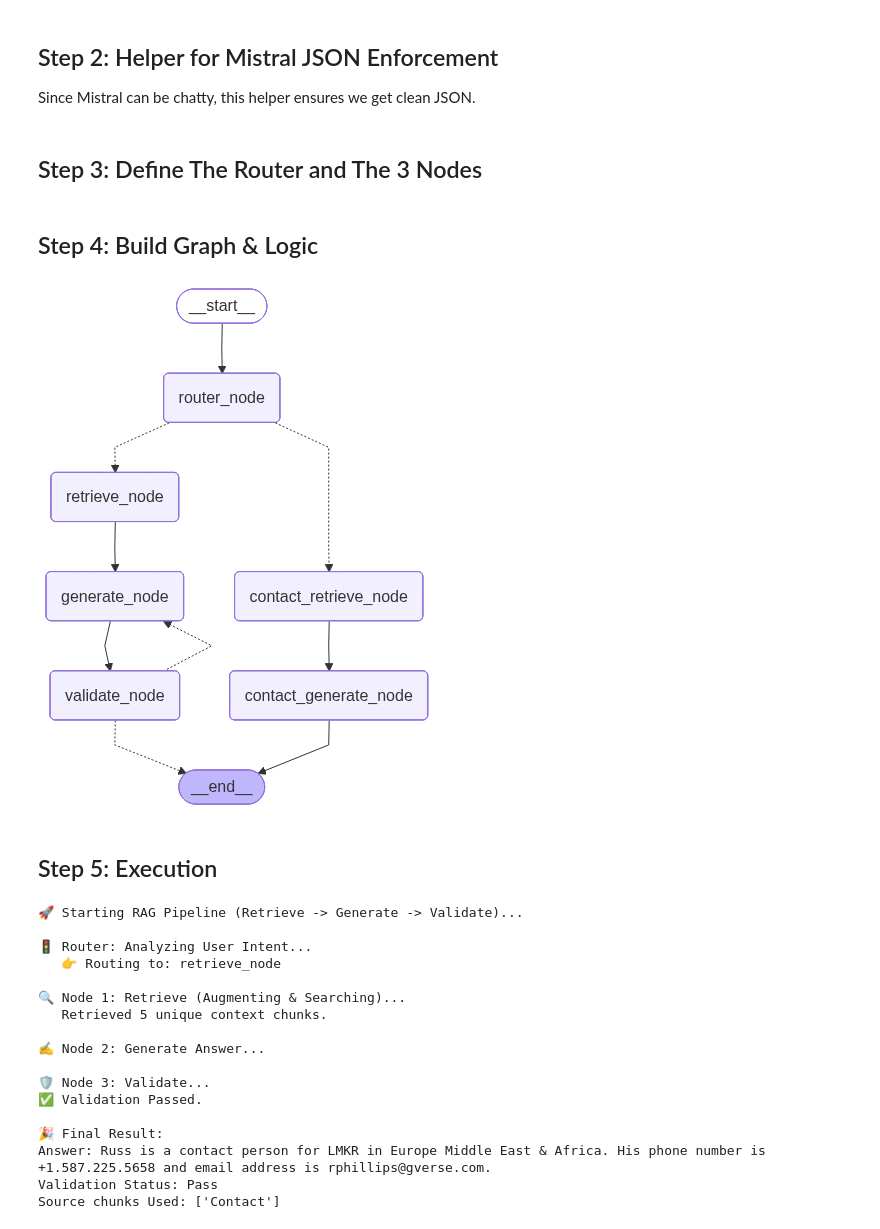
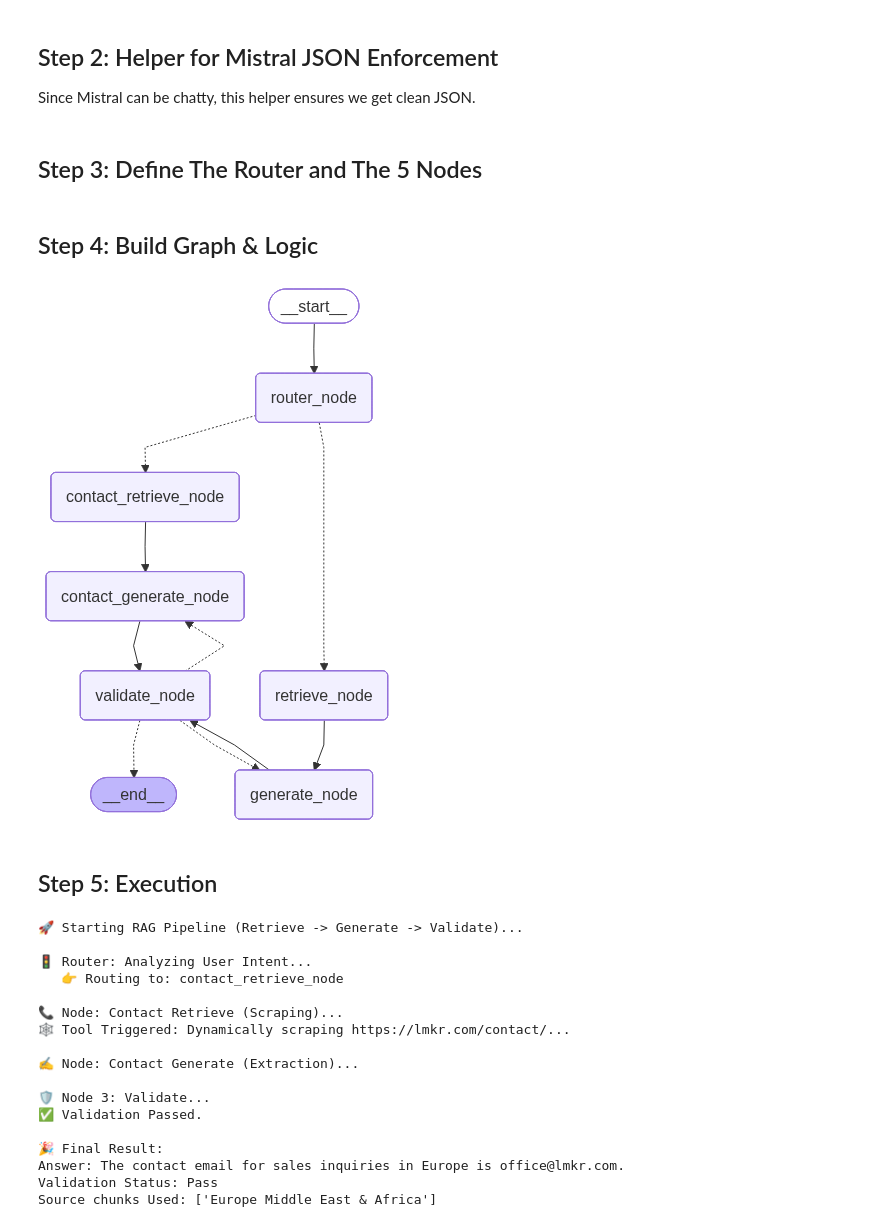
Before and after one commit to Aalyanraza/LMKRChatbot, a Jupyter notebook: LMKR_RAG_Chatbot.ipynb, the cells around one changed output. Drawn from its saved outputs; the diff is of its cells as text; code cells hidden in the pictures.

Commit message:
both paths use the same validate node now

```diff
--- a/LMKR_RAG_Chatbot.ipynb
+++ b/LMKR_RAG_Chatbot.ipynb
@@ -134,7 +134,7 @@ def query_llm_structured(prompt_text: str, parser: PydanticOutputParser) -> Opti
         # print(f"Raw: {json_str}") # Uncomment for debugging
         return None
 # %% [markdown]
-## Step 3: Define The Router and The 3 Nodes
+## Step 3: Define The Router and The 5 Nodes
 # %%
 import requests
 from bs4 import BeautifulSoup
@@ -391,72 +391,79 @@ def router(state: AgentState):
     validation = state["validation"]
     retry_count = state.get("retry_count", 0)
 
+    # 1. If Valid, End
     if validation and validation.is_valid:
         print("✅ Validation Passed.")
         return END
 
+    # 2. If Max Retries, End
     if retry_count >= 2:
         print("🛑 Max retries reached. Returning best effort.")
         return END
 
+    # 3. Validation Failed - Decide where to loop back to
     print(f"🔄 Validation Failed: {validation.reason if validation else 'Unknown'}. Regenerating...")
-    return "generate_node" # Loop back to generation
+
+    # Check which path we were on
+    current_path = state.get("destination")
+
+    if current_path == "contact_retrieve_node":
+        return "contact_generate_node"
+    else:
+        return "generate_node" # Retry standard RAG generation
 
 # --- 7. Build Updated Graph ---
 
 workflow = StateGraph(AgentState)
 
-# 1. Add All Nodes
+# --- Add Nodes ---
 workflow.add_node("router_node", router_node)
-
-# New Split Contact Nodes
 workflow.add_node("contact_retrieve_node", contact_retrieve_node)
 workflow.add_node("contact_generate_node", contact_generate_node)
-
-# Existing Standard RAG Nodes
 workflow.add_node("retrieve_node", retrieve_node)
 workflow.add_node("generate_node", generate_node)
 workflow.add_node("validate_node", validate_node)
 
-# 2. Set Entry Point
+# --- Set Entry Point ---
 workflow.set_entry_point("router_node")
 
-# 3. Conditional Edge (Router)
+# --- Routing Logic (Start) ---
 workflow.add_conditional_edges(
     "router_node",
     lambda x: x["destination"],
     {
         "contact_retrieve_node": "contact_retrieve_node",
         "retrieve_node": "retrieve_node"
     }
 )
 
-# 4. Connect Contact Flow (Retrieve -> Generate -> END)
+# --- Contact Path (Updated) ---
 workflow.add_edge("contact_retrieve_node", "contact_generate_node")
-workflow.add_edge("contact_generate_node", END) # No validation, as requested
+# CHANGE: Connect to validate instead of END
+workflow.add_edge("contact_generate_node", "validate_node")
 
-# 5. Connect Standard RAG Flow (Retrieve -> Generate -> Validate)
+# --- Standard RAG Path ---
 workflow.add_edge("retrieve_node", "generate_node")
 workflow.add_edge("generate_node", "validate_node")
 
-# 6. Connect Validation Logic (Loop or End)
+# --- Validation Logic (Updated Loop) ---
 workflow.add_conditional_edges(
     "validate_node",
-    router,
+    router, # Uses the updated function from Step 1
     {
         END: END,
-        "generate_node": "generate_node"
+        "contact_generate_node": "contact_generate_node", # New loop path
+        "generate_node": "generate_node"                  # Existing loop path
     }
 )
 
-# Compile
 app = workflow.compile()
 
 # Visualize
 from IPython.display import Image
 Image(app.get_graph().draw_mermaid_png())
 # %% [output]
-[figure, old version]
+[figure, new version]
 # %% [markdown]
 ## Step 5: Execution
 # %%
@@ -467,7 +474,7 @@ import urllib3
 urllib3.disable_warnings(urllib3.exceptions.InsecureRequestWarning)
 
 initial_state = {
-    "question": "Who is russ?",
+    "question": "What is the contact email for sales inquiries in Europe?",
     "retry_count": 0,
     "context_chunks": [],
     "generated_answer": None,
@@ -494,17 +501,17 @@ else:
 🚀 Starting RAG Pipeline (Retrieve -> Generate -> Validate)...
 
 🚦 Router: Analyzing User Intent...
-   👉 Routing to: retrieve_node
+   👉 Routing to: contact_retrieve_node
 
-🔍 Node 1: Retrieve (Augmenting & Searching)...
-   Retrieved 5 unique context chunks.
+📞 Node: Contact Retrieve (Scraping)...
+🕸️ Tool Triggered: Dynamically scraping https://lmkr.com/contact/...
 
-✍️ Node 2: Generate Answer...
+✍️ Node: Contact Generate (Extraction)...
 
 🛡️ Node 3: Validate...
 ✅ Validation Passed.
 
 🎉 Final Result:
-Answer: Russ is a contact person for LMKR in Europe Middle East & Africa. His phone number is +1.587.225.5658 and email address is rphillips@gverse.com.
+Answer: The contact email for sales inquiries in Europe is office@lmkr.com.
 Validation Status: Pass
-Source chunks Used: ['Contact']
+Source chunks Used: ['Europe Middle East & Africa']
```
